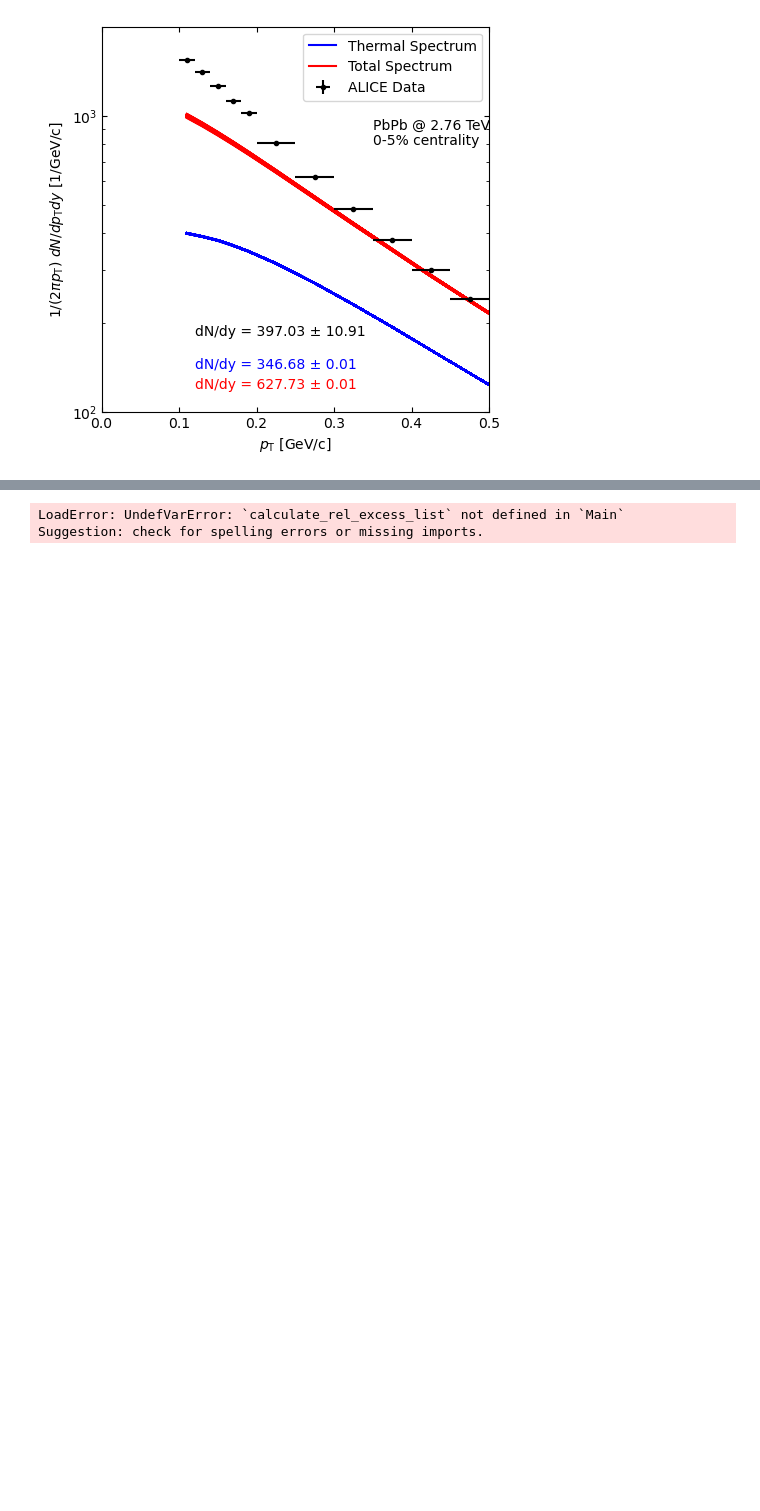
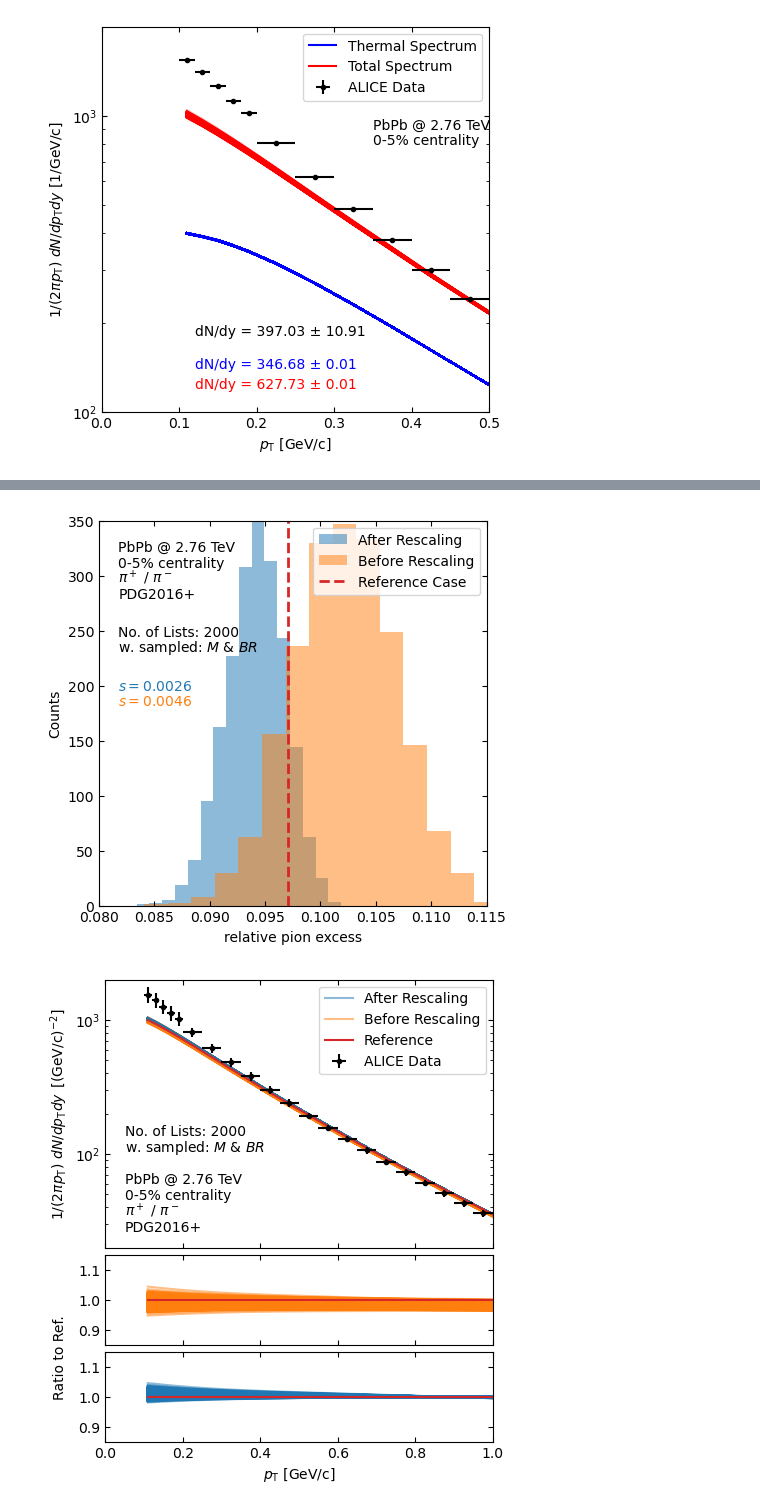
Before and after one commit to Claitos/PionExcessStudy, a Jupyter notebook: sampling_study_PbPb276.ipynb, the cells around one changed output, grey strips where cells are left out. Cells and saved outputs as stored; diff of their text form; code cells hidden in the pictures; blank space fills up the shorter version.

```diff
--- a/sampling_study_PbPb276.ipynb
+++ b/sampling_study_PbPb276.ipynb
@@ -192,11 +192,12 @@ Mean relative Excess: 0.09684008417542249 ± 0.0017525054013017094
 # %%
 rel_excess, rel_excess_err_exp, rel_excess_err_mod = calculate_rel_excess_list(rescaled_result_pion_cuts, mult_pion_data, mult_pion_data_excess)
 rel_excess_thermal, rel_excess_err_exp_thermal, rel_excess_err_mod_thermal = calculate_rel_excess_list(rescaled_thermal_result_pion_cuts, mult_pion_data, mult_pion_data_excess)
 
 include("Libs/plotter_sampling.jl");
 
 
-plot_rel_excess_hist_colors(rel_excess, rel_excess_thermal, 2; save=save_plots)
+plot_rel_excess_hist_colors(rel_excess, rel_excess_thermal, 3; save=save_plots)
+plot_sample_spectra_relative_colors(rescaled_result_pion_cuts, rescaled_thermal_result_pion_cuts, data_pion; save=save_plots)
 # %% [output]
-LoadError: UndefVarError: `calculate_rel_excess_list` not defined in `Main`
-Suggestion: check for spelling errors or missing imports.
+[figure, added]
+[figure, added]
```
Also changed, not shown: parts of 7 cells of this notebook, 5 other files.
